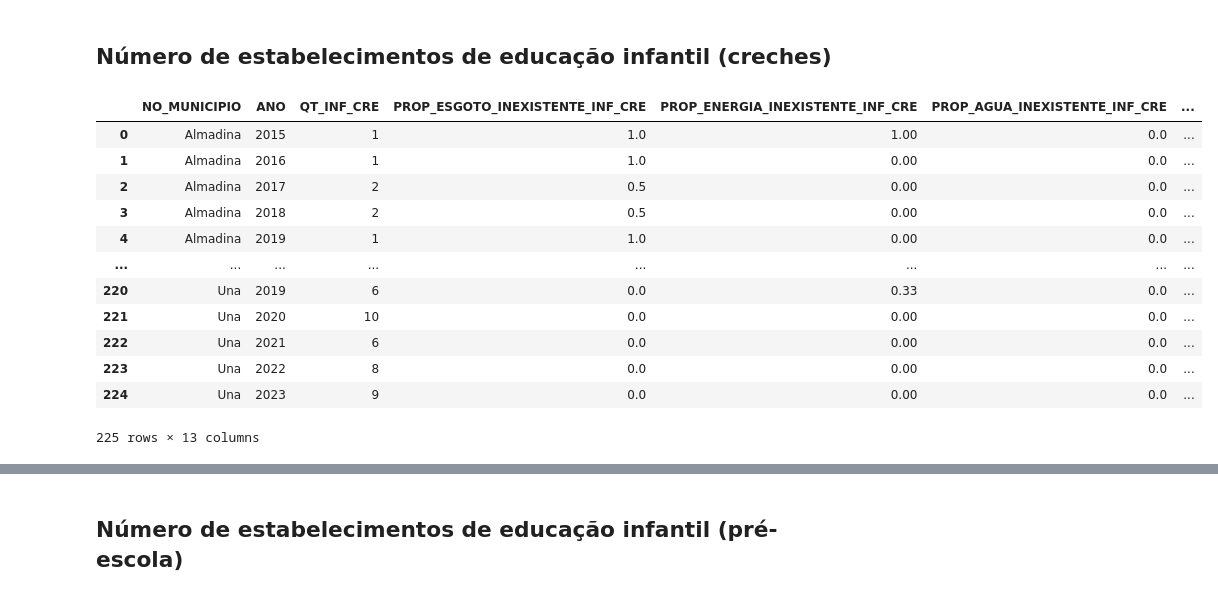
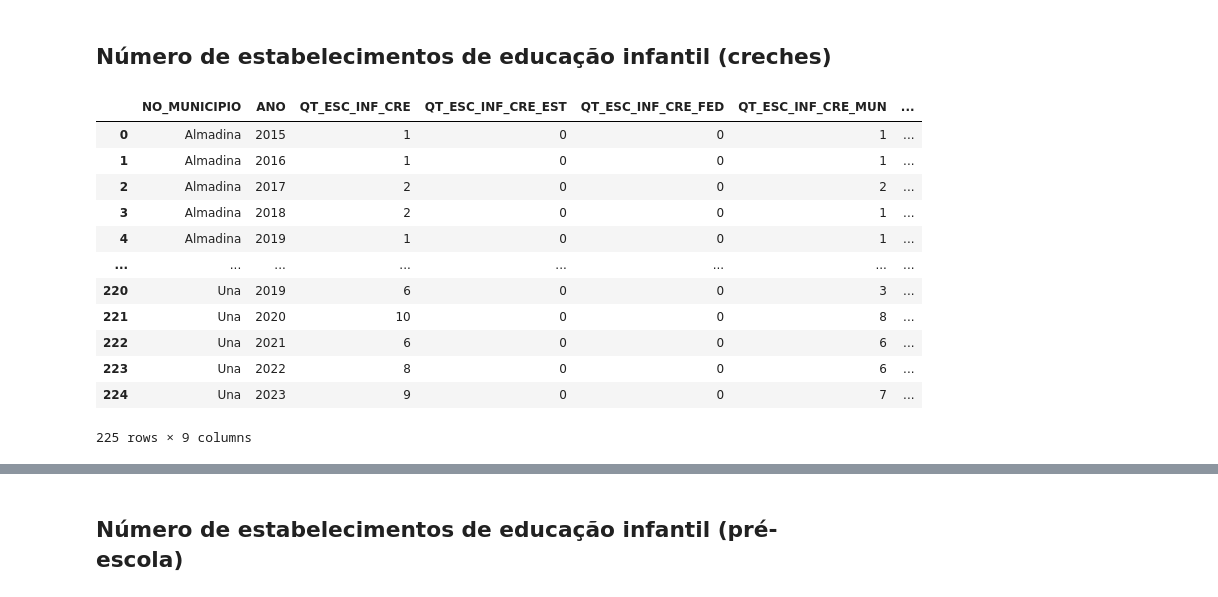
Before and after one commit to matheusssilva991/tj_educacao, a Jupyter notebook: src/tmp.ipynb, the cells around one changed output, grey strips where cells are left out. Drawn from its saved outputs; the diff is of its cells as text; code cells hidden in the pictures.

```diff
--- a/src/tmp.ipynb
+++ b/src/tmp.ipynb
@@ -121,64 +121,42 @@ __Dados extraídos__:
 # %% [markdown]
 ## Número de estabelecimentos de educação infantil (creches)
 # %%
-columns_to_replace = [
-    "IN_AGUA_INEXISTENTE",
-    "IN_ESGOTO_INEXISTENTE",
-    "IN_ENERGIA_INEXISTENTE",
-    "IN_AGUA_POTAVEL",
-    "IN_BANHEIRO_EI",
-    "IN_PARQUE_INFANTIL",
-]
-columns = ["QT_MAT_INF_CRE"] + columns_to_replace
+columns = ["QT_MAT_INF_CRE"]
 
 df_estab_cre = df[["NO_MUNICIPIO", "ANO"] + columns].copy()
 
-df_estab_cre = replace_sim_nao_to_binary(df_estab_cre, columns_to_replace)
 df_estab_cre = replace_nao_aplicavel(df_estab_cre, columns)
-df_estab_cre["QT_INF_CRE"] = df_estab_cre["QT_MAT_INF_CRE"].apply(
+df_estab_cre["QT_ESC_INF_CRE"] = df_estab_cre["QT_MAT_INF_CRE"].apply(
     lambda x: 1 if x > 0 else 0
 )
 
 df_estab_cre = df_estab_cre.groupby(by=["NO_MUNICIPIO", "ANO"], as_index=False).sum(
     numeric_only=True
 ).drop(columns="QT_MAT_INF_CRE")
-df_estab_cre["PROP_ESGOTO_INEXISTENTE_INF_CRE"] = get_prop_columns(
-    df_estab_cre, "IN_ESGOTO_INEXISTENTE", "QT_INF_CRE"
-)
-df_estab_cre["PROP_ENERGIA_INEXISTENTE_INF_CRE"] = get_prop_columns(
-    df_estab_cre, "IN_ENERGIA_INEXISTENTE", "QT_INF_CRE"
-)
-df_estab_cre["PROP_AGUA_INEXISTENTE_INF_CRE"] = get_prop_columns(
-    df_estab_cre, "IN_AGUA_INEXISTENTE", "QT_INF_CRE"
-)
-df_estab_cre["PROP_AGUA_POTAVEL_INF_CRE"] = get_prop_columns(
-    df_estab_cre, "IN_AGUA_POTAVEL", "QT_INF_CRE"
-)
-df_estab_cre["PROP_BANHEIRO_EI_CRE"] = get_prop_columns(
-    df_estab_cre, "IN_BANHEIRO_EI", "QT_INF_CRE"
-)
-df_estab_cre["PROP_PARQUE_EI_CRE"] = get_prop_columns(
-    df_estab_cre, "IN_PARQUE_INFANTIL", "QT_INF_CRE"
-)
-df_estab_cre = df_estab_cre.drop(columns=columns_to_replace)
 
 tmp = get_qt_estabelecimento_columns_pivoted(df, 'QT_MAT_INF_CRE', 'TP_DEPENDENCIA')
-tmp.rename(columns={'Estadual': 'QT_INF_CRE_EST', 'Federal': 'QT_INF_CRE_FED',
-                        'Municipal': 'QT_INF_CRE_MUN', 'Privada': 'QT_INF_CRE_PRI'}, inplace=True)
+tmp.rename(columns={'Estadual': 'QT_ESC_INF_CRE_EST', 'Federal': 'QT_ESC_INF_CRE_FED',
+                        'Municipal': 'QT_ESC_INF_CRE_MUN', 'Privada': 'QT_ESC_INF_CRE_PRI'}, inplace=True)
+
+df_estab_cre = pd.merge(df_estab_cre, tmp, on=['NO_MUNICIPIO', 'ANO'], how='left')
+
+# Número de pré-escolas por localização
+tmp = get_qt_estabelecimento_columns_pivoted(df, 'QT_MAT_INF_CRE', 'TP_LOCALIZACAO')
+tmp.rename(columns={'Urbana': 'QT_INF_CRE_URB', 'Rural': 'QT_INF_CRE_RUR'}, inplace=True)
 
 df_estab_cre = pd.merge(df_estab_cre, tmp, on=['NO_MUNICIPIO', 'ANO'], how='left')
 df_estab_cre
 # %% [output]
-|  | NO_MUNICIPIO | ANO | QT_INF_CRE | PROP_ESGOTO_INEXISTENTE_INF_CRE | PROP_ENERGIA_INEXISTENTE_INF_CRE | PROP_AGUA_INEXISTENTE_INF_CRE | ... |
-| 0 | Almadina | 2015 | 1 | 1.0 | 1.00 | 0.0 | ... |
-| 1 | Almadina | 2016 | 1 | 1.0 | 0.00 | 0.0 | ... |
-| 2 | Almadina | 2017 | 2 | 0.5 | 0.00 | 0.0 | ... |
-| 3 | Almadina | 2018 | 2 | 0.5 | 0.00 | 0.0 | ... |
-| 4 | Almadina | 2019 | 1 | 1.0 | 0.00 | 0.0 | ... |
+|  | NO_MUNICIPIO | ANO | QT_ESC_INF_CRE | QT_ESC_INF_CRE_EST | QT_ESC_INF_CRE_FED | QT_ESC_INF_CRE_MUN | ... |
+| 0 | Almadina | 2015 | 1 | 0 | 0 | 1 | ... |
+| 1 | Almadina | 2016 | 1 | 0 | 0 | 1 | ... |
+| 2 | Almadina | 2017 | 2 | 0 | 0 | 2 | ... |
+| 3 | Almadina | 2018 | 2 | 0 | 0 | 1 | ... |
+| 4 | Almadina | 2019 | 1 | 0 | 0 | 1 | ... |
 | ... | ... | ... | ... | ... | ... | ... | ... |
-| 220 | Una | 2019 | 6 | 0.0 | 0.33 | 0.0 | ... |
-| 221 | Una | 2020 | 10 | 0.0 | 0.00 | 0.0 | ... |
-| 222 | Una | 2021 | 6 | 0.0 | 0.00 | 0.0 | ... |
-| 223 | Una | 2022 | 8 | 0.0 | 0.00 | 0.0 | ... |
-| 224 | Una | 2023 | 9 | 0.0 | 0.00 | 0.0 | ... |
+| 220 | Una | 2019 | 6 | 0 | 0 | 3 | ... |
+| 221 | Una | 2020 | 10 | 0 | 0 | 8 | ... |
+| 222 | Una | 2021 | 6 | 0 | 0 | 6 | ... |
+| 223 | Una | 2022 | 8 | 0 | 0 | 6 | ... |
+| 224 | Una | 2023 | 9 | 0 | 0 | 7 | ... |
-225 rows × 13 columns
+225 rows × 9 columns
```
Also changed, not shown: parts of 9 cells of this notebook, 2 other files.
